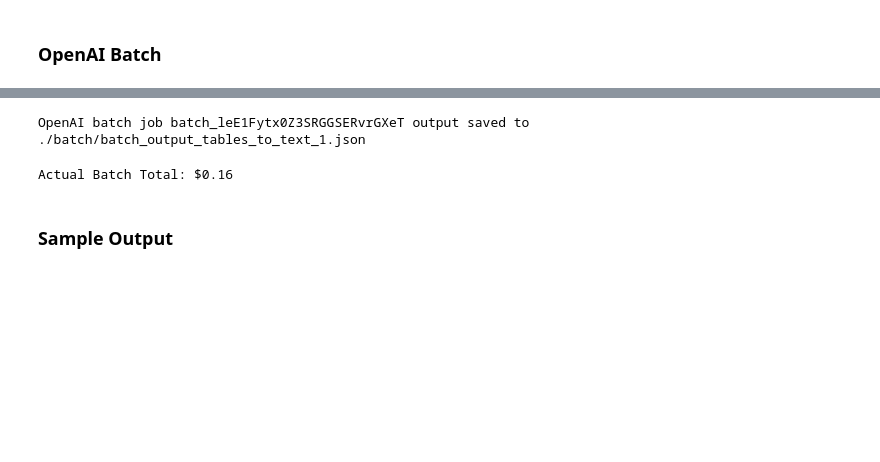
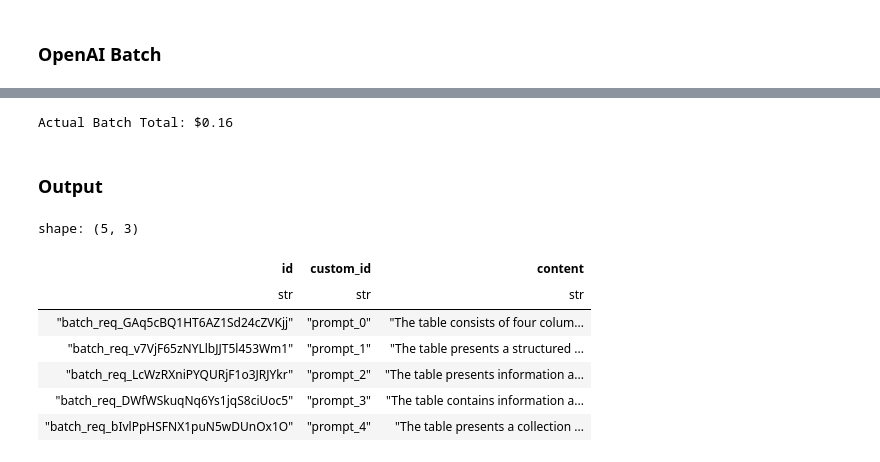
Before and after one commit to mgibbs1259/vector-victor-rag, a Jupyter notebook: notebooks/2_obtain_text_descriptions_tables.ipynb, the cells around one changed output, grey strips where cells are left out. Saved outputs shown, nothing was run; the diff lists cells and outputs as text; code cells hidden in the pictures; blank space fills up the shorter version.

```diff
--- a/notebooks/2_obtain_text_descriptions_tables.ipynb
+++ b/notebooks/2_obtain_text_descriptions_tables.ipynb
@@ -165,14 +163,24 @@ Total requests written across all files: 98
 # %%
 check_openai_batch_status(
     api_key=os.environ.get("OPENAI_API_KEY"),
-    batch_response_file="../data//batch_table_to_text/batch_response_tables_to_text_1.json",
-    output_file="../data/batch_table_to_text/batch_output_tables_to_text_1.json"
+    batch_response_file="../data/batch_table_to_text/batch_response_tables_to_text_1.json",
+    output_file="../data/batch_table_to_text/batch_output_tables_to_text_1.jsonl"
     )
-# %% [output]
-OpenAI batch job batch_leE1Fytx0Z3SRGGSERvrGXeT output saved to ./batch/batch_output_tables_to_text_1.json
 # %%
 print("Actual Batch Total: $0.16")
 # %% [output]
 Actual Batch Total: $0.16
 # %% [markdown]
-### Sample Output
+### Output
+# %%
+df_tables = read_batch_output_jsonl_to_polars("../data/batch_table_to_text/batch_output_tables_to_text_1.jsonl")
+df_tables.head()
+# %% [output]
+shape: (5, 3)
+| id | custom_id | content |
+| str | str | str |
+| "batch_req_GAq5cBQ1HT6AZ1Sd24cZVKjj" | "prompt_0" | "The table consists of four colum... |
+| "batch_req_v7VjF65zNYLlbJJT5l453Wm1" | "prompt_1" | "The table presents a structured ... |
+| "batch_req_LcWzRXniPYQURjF1o3JRJYkr" | "prompt_2" | "The table presents information a... |
+| "batch_req_DWfWSkuqNq6Ys1jqS8ciUoc5" | "prompt_3" | "The table contains information a... |
+| "batch_req_bIvlPpHSFNX1puN5wDUnOx1O" | "prompt_4" | "The table presents a collection ... |
```
Also changed, not shown: parts of 2 cells of this notebook, 2 other files.
